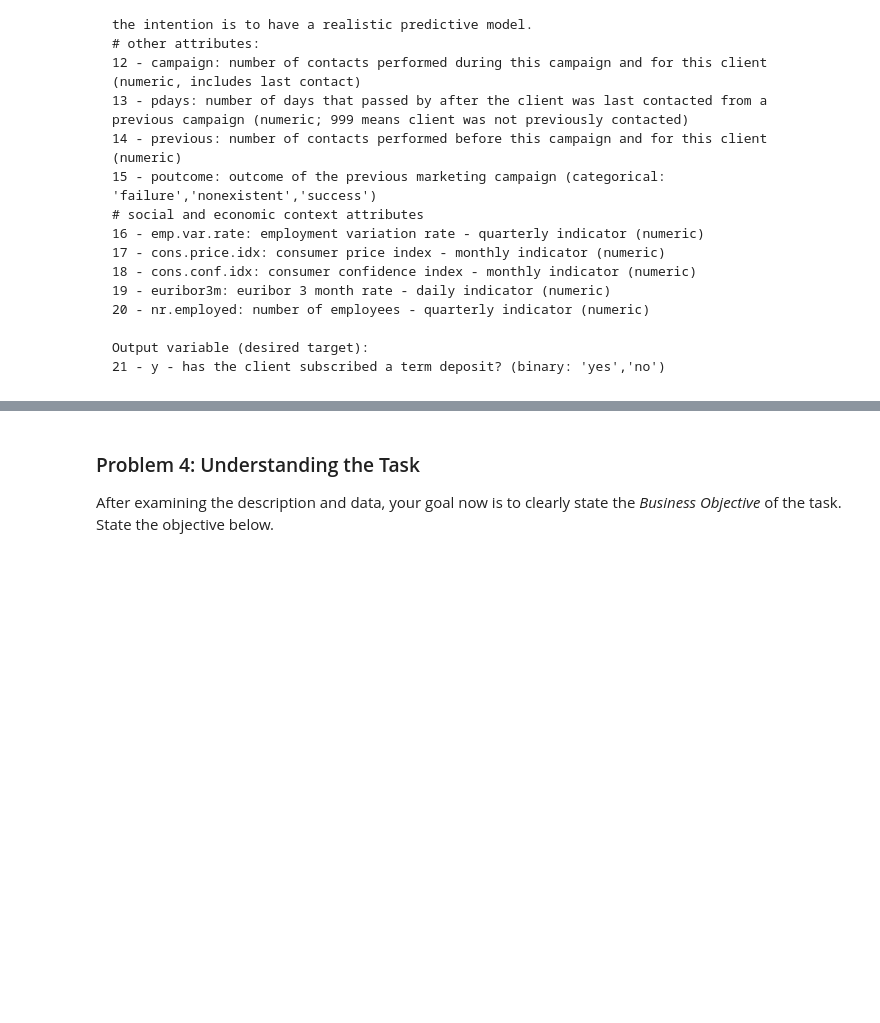
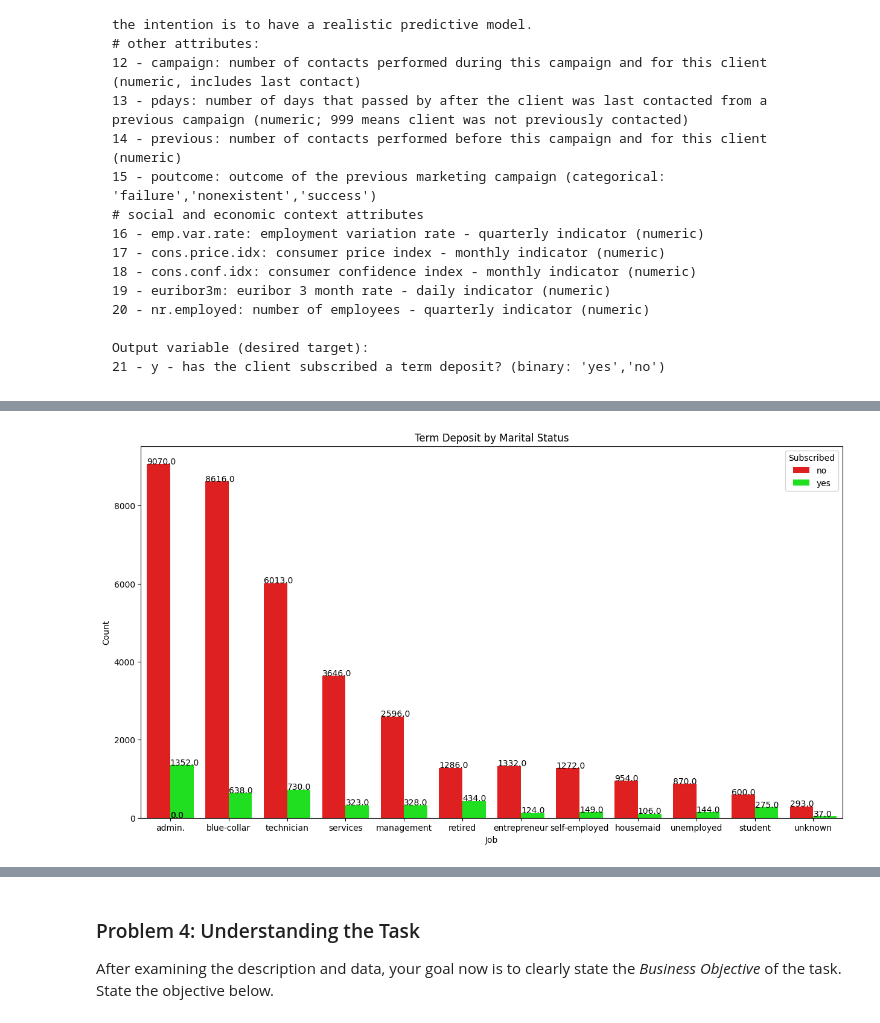
Before and after one commit to purnachand1186/bankMarketing_ML, a Jupyter notebook: prompt_III.ipynb, the cells around one changed output, grey strips where cells are left out. Saved outputs shown, nothing was run; the diff lists cells and outputs as text; code cells hidden in the pictures; blank space fills up the shorter version.

```diff
--- a/prompt_III.ipynb
+++ b/prompt_III.ipynb
@@ -69,0 +207,14 @@ Output variable (desired target):
+# %%
+# plot a diagram for term deposit by Job status
+
+plt.figure(figsize=(15, 8))
+ax = sns.countplot(x='job', hue='y', data=df,order=df['job'].value_counts().index, palette=["#FF0000", "#00FF00"])
+for p in ax.patches:
+   ax.annotate('{:.1f}'.format(p.get_height()), (p.get_x(), p.get_height()))
+plt.title('Term Deposit by Marital Status')
+plt.xlabel('Job')
+plt.ylabel('Count')
+plt.legend(title='Subscribed')
+plt.show()
+# %% [output]
+[figure, added]
```
Also changed, not shown: parts of 26 cells of this notebook.
